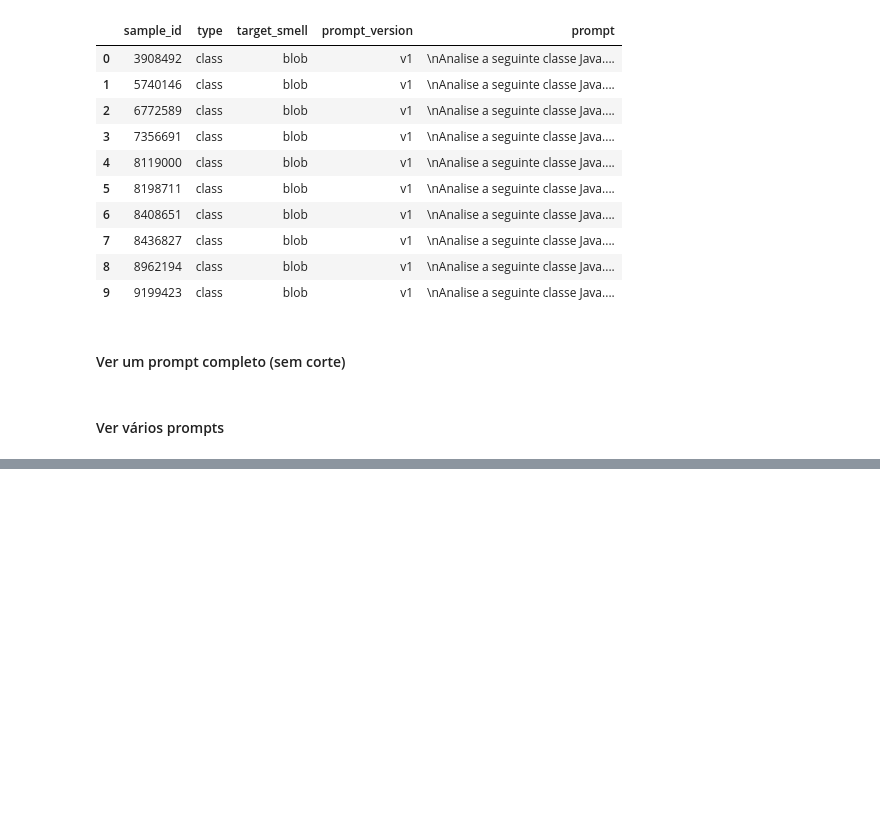
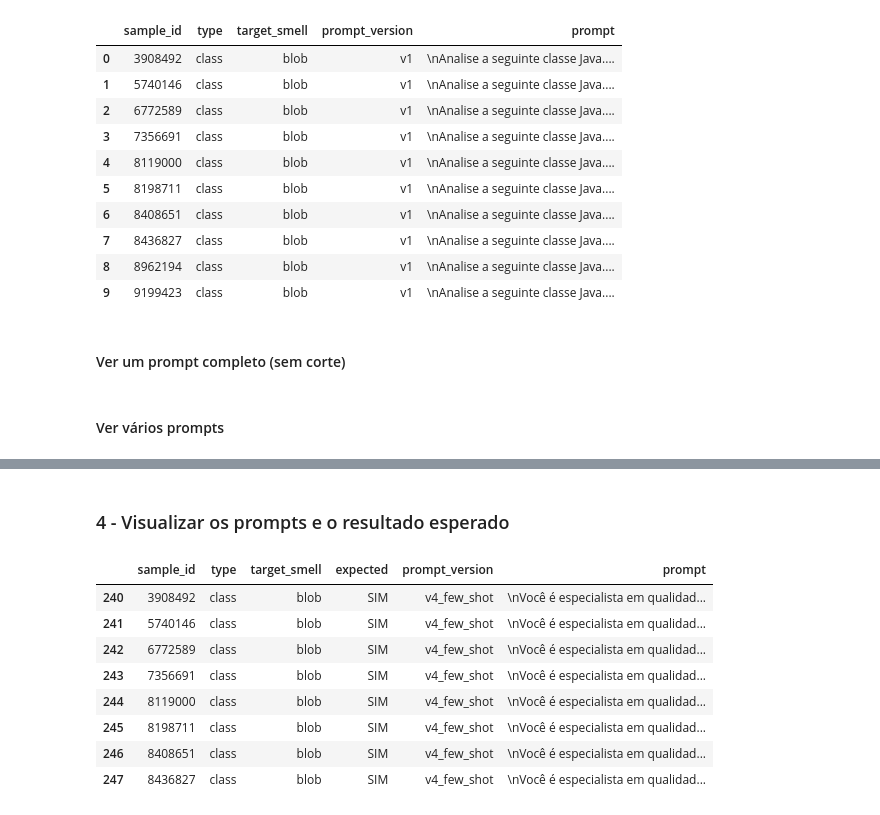
Before and after one commit to OscarDeBrito/TCC-Artur-Jackson-e-Oscar-de-Brito--BaseMLCQ, a Jupyter notebook: mini_experimento_prompts_smells.ipynb, the cells around one changed output, grey strips where cells are left out. Saved outputs shown, nothing was run; the diff lists cells and outputs as text; code cells hidden in the pictures; blank space fills up the shorter version.

Commit message:
Atualiza notebook de prompts com few shot

```diff
--- a/mini_experimento_prompts_smells.ipynb
+++ b/mini_experimento_prompts_smells.ipynb
@@ -741,0 +1073,25 @@ Pergunta: esta classe possui o code smell BLOB ou DATA CLASS?
+# %%
+def gerar_prompt(row, versao="v3"):
+    code = row["code"]
+
+    if row["type"] == "class":
+        if versao == "v1":
+            return prompt_class_v1(code)
+        elif versao == "v2":
+            return prompt_class_v2(code)
+        elif versao == "v3":
+            return prompt_class_v3(code)
+        elif versao == "v4_few_shot":
+            return prompt_class_few_shot(code)
+
+    elif row["type"] == "function":
+        if versao == "v1":
+            return prompt_function_v1(code)
+        elif versao == "v2":
+            return prompt_function_v2(code)
+        elif versao == "v3":
+            return prompt_function_v3(code)
+        elif versao == "v4_few_shot":
+            return prompt_function_few_shot(code)
+
+    return None
@@ -741,0 +1167,28 @@ Pergunta: esta classe possui o code smell BLOB ou DATA CLASS?
+# %% [markdown]
+### 4 - Visualizar os prompts e o resultado esperado
+# %%
+if "expected" not in amostras_prompts.columns:
+    amostras_prompts["expected"] = amostras_prompts["target_label"].map({1: "SIM", 0: "NÃO"})
+
+display(
+    amostras_prompts[
+        amostras_prompts["prompt_version"] == "v4_few_shot"
+    ][[
+        "sample_id",
+        "type",
+        "target_smell",
+        "expected",
+        "prompt_version",
+        "prompt"
+    ]].head(8)
+)
+# %% [output]
+|  | sample_id | type | target_smell | expected | prompt_version | prompt |
+| 240 | 3908492 | class | blob | SIM | v4_few_shot | \nVocê é especialista em qualidad... |
+| 241 | 5740146 | class | blob | SIM | v4_few_shot | \nVocê é especialista em qualidad... |
+| 242 | 6772589 | class | blob | SIM | v4_few_shot | \nVocê é especialista em qualidad... |
+| 243 | 7356691 | class | blob | SIM | v4_few_shot | \nVocê é especialista em qualidad... |
+| 244 | 8119000 | class | blob | SIM | v4_few_shot | \nVocê é especialista em qualidad... |
+| 245 | 8198711 | class | blob | SIM | v4_few_shot | \nVocê é especialista em qualidad... |
+| 246 | 8408651 | class | blob | SIM | v4_few_shot | \nVocê é especialista em qualidad... |
+| 247 | 8436827 | class | blob | SIM | v4_few_shot | \nVocê é especialista em qualidad... |
```
Also changed, not shown: parts of 24 cells of this notebook.
